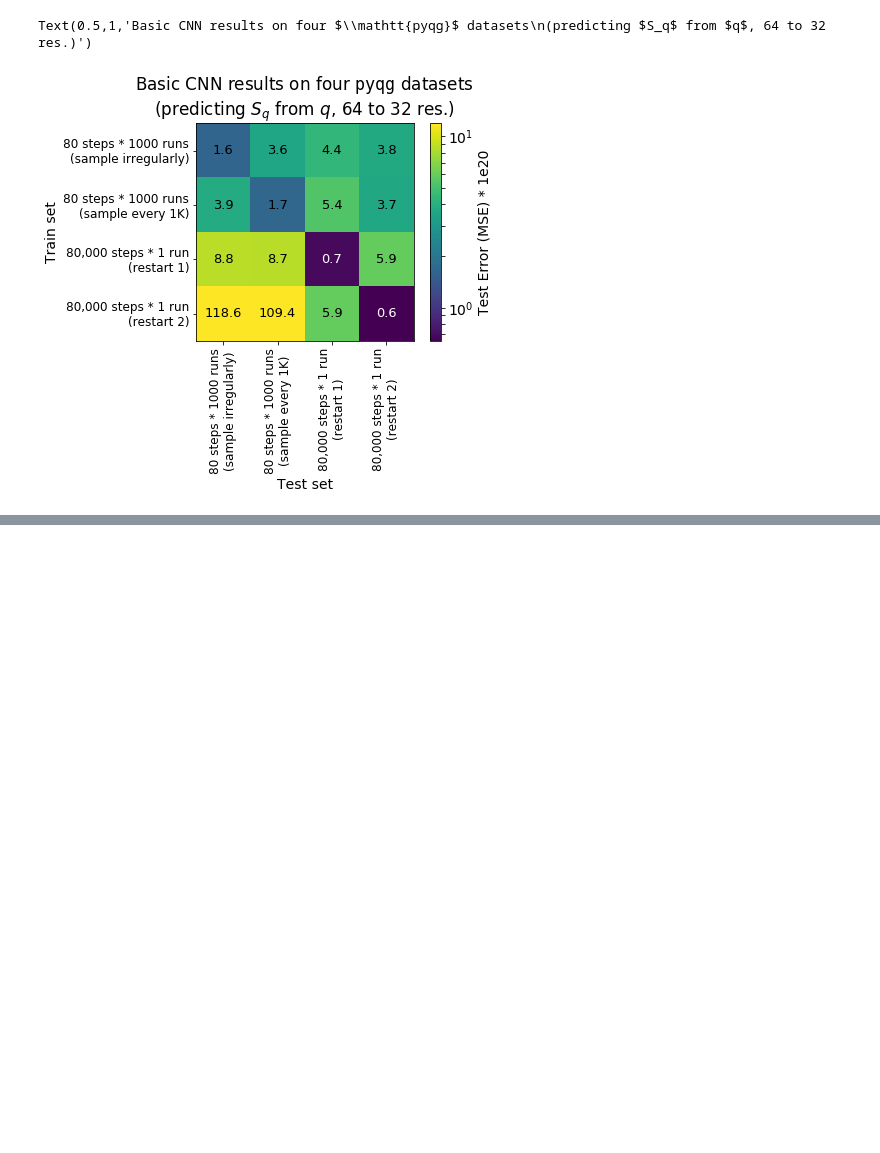
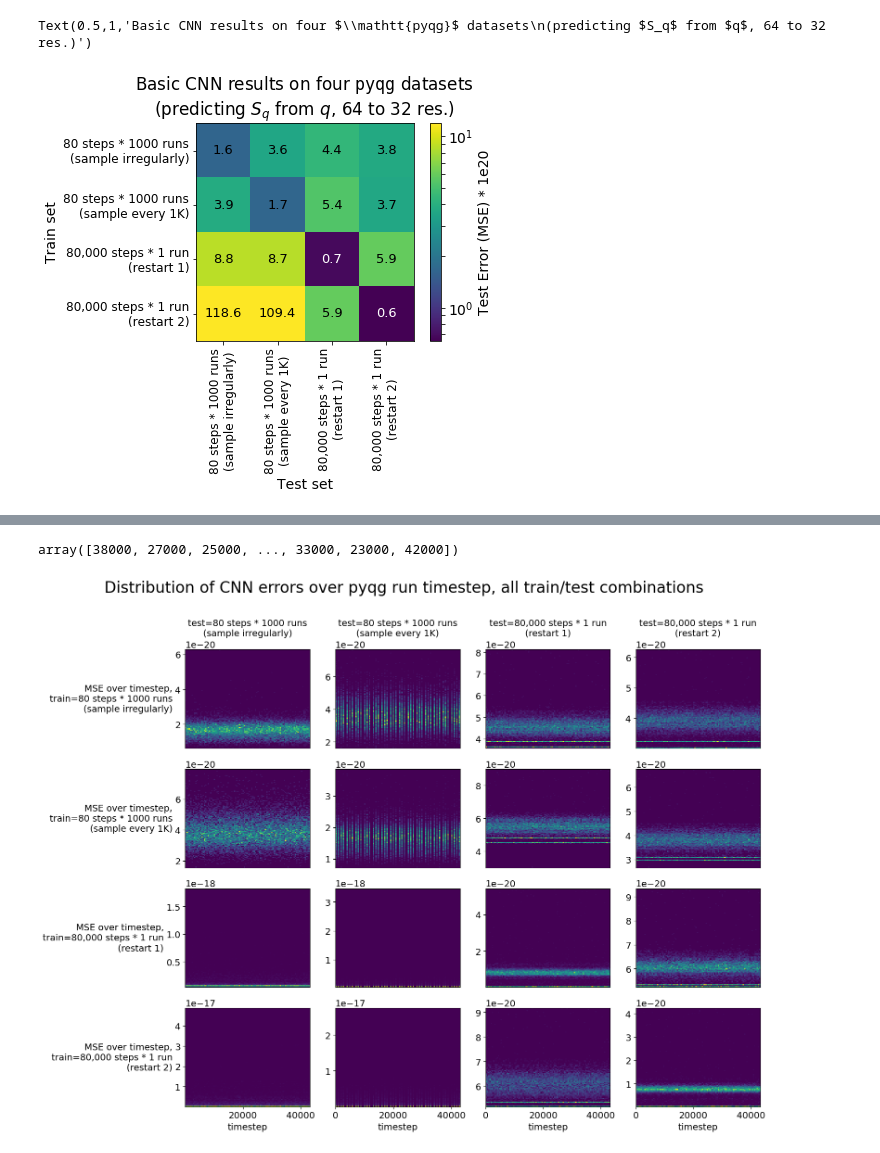
Before and after one commit to Pperezhogin/pyqg_experiments_Ross, a Jupyter notebook: results/basic_cnn_results.ipynb, the cells around one changed output, grey strips where cells are left out. Cells and saved outputs as stored; diff of their text form; code cells hidden in the pictures; blank space fills up the shorter version.

Commit message:
Additional analysis of time-dependence (pending double-check about timestamp correctness)

```diff
--- a/results/basic_cnn_results.ipynb
+++ b/results/basic_cnn_results.ipynb
@@ -41,0 +66,3 @@ Text(0.5,1,'Basic CNN results on four $\\mathtt{pyqg}$ datasets\n(predicting $S_
+# %%
+dirs = os.listdir(pyqg_dir)
+dirs
@@ -41,0 +74,25 @@ Text(0.5,1,'Basic CNN results on four $\\mathtt{pyqg}$ datasets\n(predicting $S_
+# %%
+from collections import defaultdict
+times = {}
+errors = defaultdict(dict)
+
+for ds in datasets:
+    print(ds.name)
+    x = ds.to_np(ds.dataset.coarse_data.potential_vorticity)
+    y = ds.to_np(ds.dataset.forcing_data.potential_vorticity)
+    order = np.arange(len(x))
+    ds.random_state.shuffle(order)
+    split_at = int(len(x)*0.25)
+    train = order[split_at:]
+    test = order[:split_at]
+    x = x[test]
+    y = y[test]
+
+    times[ds.name] = ds.dataset.time_idxs[test]
+
+    for model, mdir in zip(models, dirs):
+        print('  ' + mdir)
+        errs = []
+        for xb, yb in minibatch(x, y, as_tensor=False):
+            errs.append(np.sum((yb-model.predict(xb))**2, axis=1))
+        errors[ds.name][mdir] = np.hstack(errs)
@@ -41,0 +120,22 @@ Text(0.5,1,'Basic CNN results on four $\\mathtt{pyqg}$ datasets\n(predicting $S_
+# %%
+times['many_runs_few_steps_uniform']
+# %% [output]
+array([38000, 27000, 25000, ..., 33000, 23000, 42000])
+# %%
+with figure_grid(4,4,rowwidth=16) as g:
+    g.title("Distribution of CNN errors over pyqg run timestep, all train/test combinations", fontsize=24, y=0.98)
+    for i, m2 in enumerate(sorted(dirs)):
+        for j, m1 in enumerate(sorted(dirs)):
+            g.next()
+            if j == 0:
+                plt.ylabel(f'MSE over timestep,\ntrain={label_for(m2)}', rotation=0, ha='right', va='center')
+            if i == 0:
+                plt.title(f'test={label_for(m1)}',y=1.1, fontsize=14)
+            plt.hist2d(times[m1], errors[m1][m2], bins=100)
+            #
+            if i == 3:
+                plt.xlabel('timestep')
+            else:
+                plt.xticks([])
+# %% [output]
+[figure, added]
```
Also changed, not shown: parts of 12 cells of this notebook.
